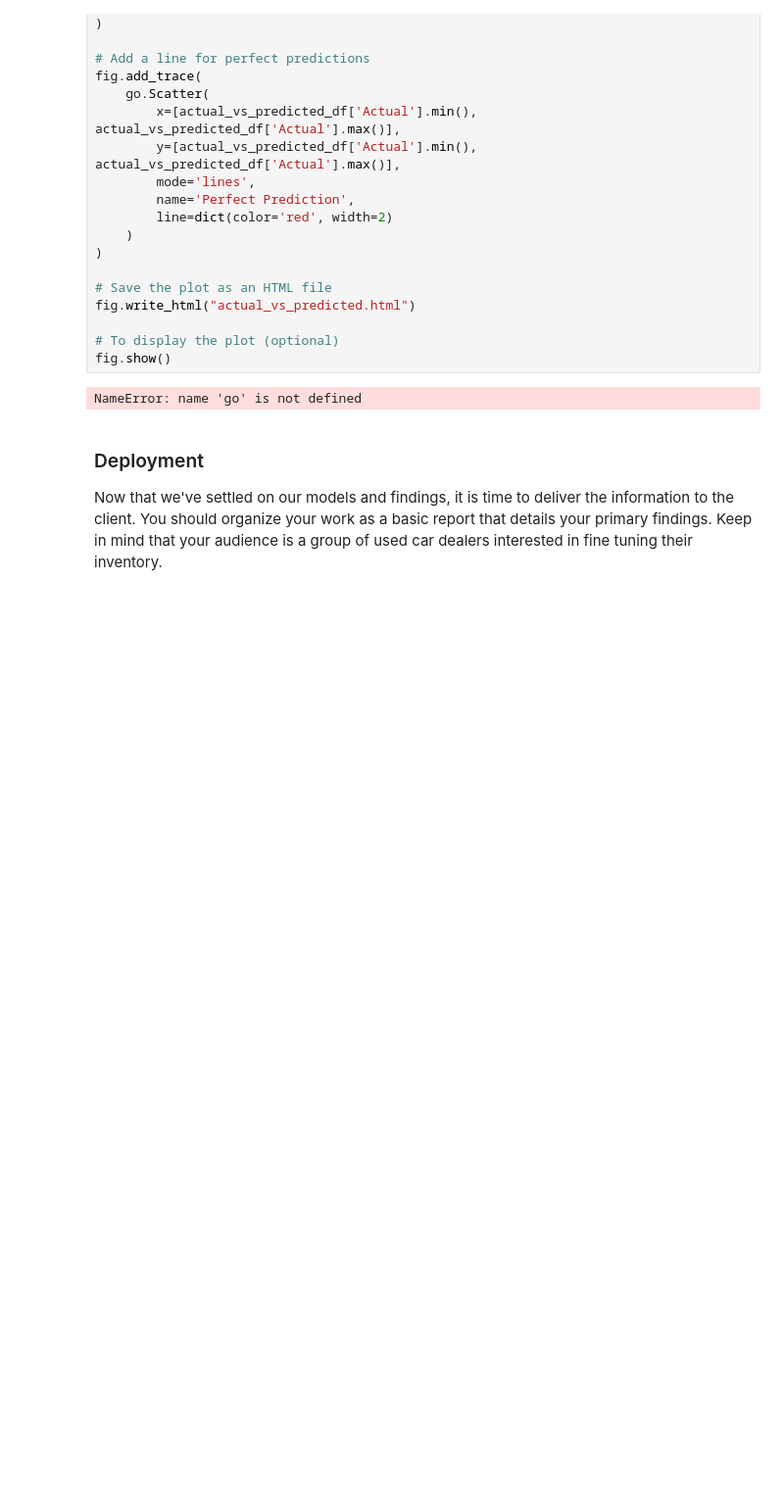
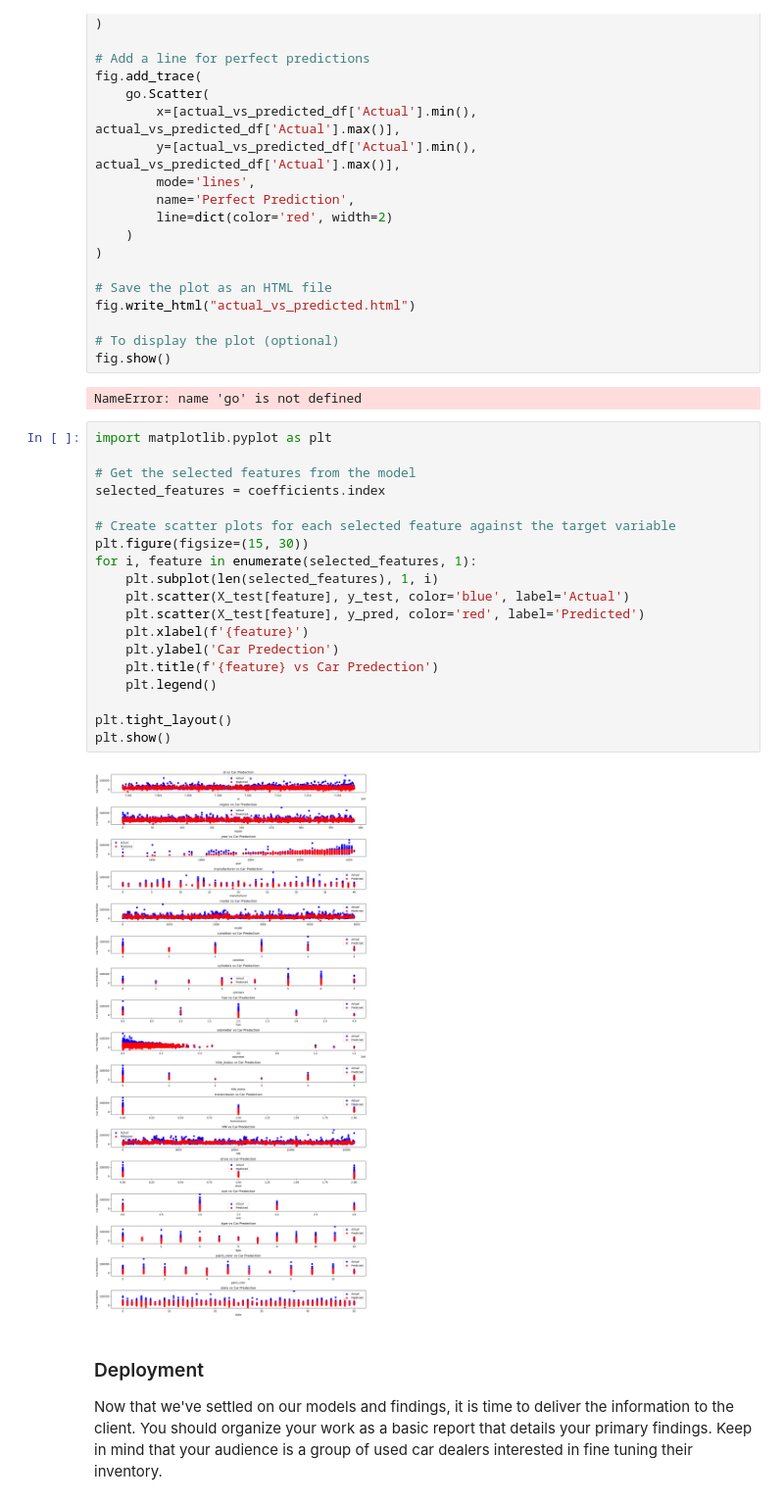
Before and after one commit to raghul141/ML_12, a Jupyter notebook: prompt_II.ipynb, the cells around one changed output. Shown: that part at 98% size. Drawn from its saved outputs; the diff is of its cells as text; blank space fills up the shorter version.

```diff
--- a/prompt_II.ipynb
+++ b/prompt_II.ipynb
@@ -365,6 +399,27 @@ fig.write_html("actual_vs_predicted.html")
 fig.show()
 # %% [output]
 NameError: name 'go' is not defined
+# %%
+import matplotlib.pyplot as plt
+
+# Get the selected features from the model
+selected_features = coefficients.index
+
+# Create scatter plots for each selected feature against the target variable
+plt.figure(figsize=(15, 30))
+for i, feature in enumerate(selected_features, 1):
+    plt.subplot(len(selected_features), 1, i)
+    plt.scatter(X_test[feature], y_test, color='blue', label='Actual')
+    plt.scatter(X_test[feature], y_pred, color='red', label='Predicted')
+    plt.xlabel(f'{feature}')
+    plt.ylabel('Car Predection')
+    plt.title(f'{feature} vs Car Predection')
+    plt.legend()
+
+plt.tight_layout()
+plt.show()
+# %% [output]
+[figure, added]
 # %% [markdown]
 ### Deployment
 
```
Also changed, not shown: parts of 15 cells of this notebook.
